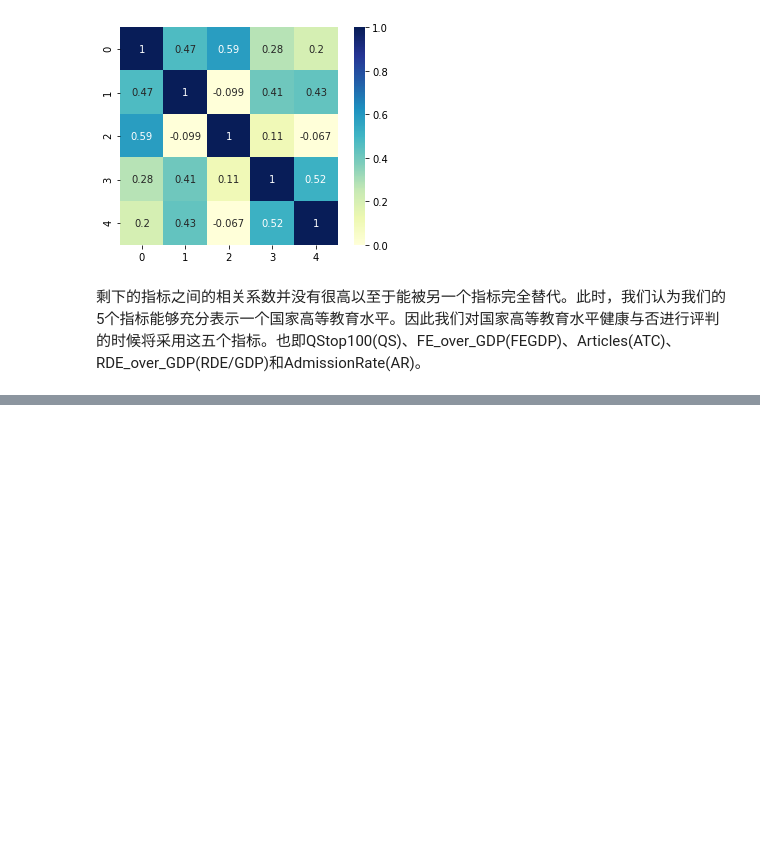
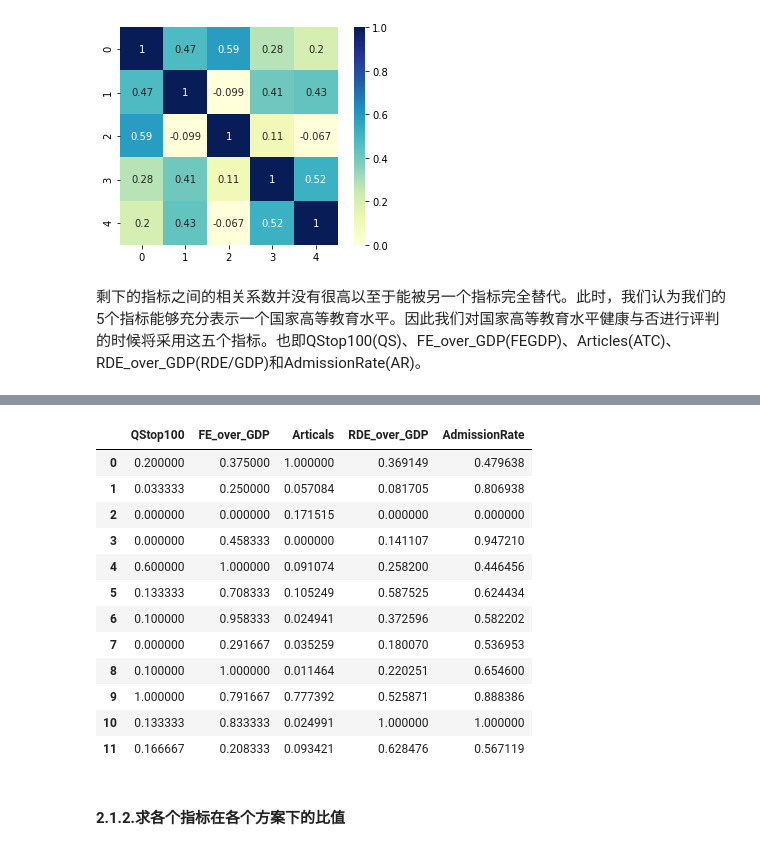
Before and after one commit to Lyman-Smoker/ICM_2021_F, a Jupyter notebook: 美赛F题.ipynb, the cells around one changed output, grey strips where cells are left out. Saved outputs shown, nothing was run; the diff lists cells and outputs as text; code cells hidden in the pictures; blank space fills up the shorter version.

```diff
--- a/美赛F题.ipynb
+++ b/美赛F题.ipynb
@@ -166,0 +201,3 @@ plt.show()
+# %%
+# 改个名字输起来方便些
+df=global_data
@@ -166,0 +206,23 @@ plt.show()
+# %%
+idx=['QStop100','FE_over_GDP','Articals','RDE_over_GDP','AdmissionRate']
+for i in idx:
+    df[i]=df[i].apply(lambda x: (x-df[i].min())/(df[i].max()-df[i].min()))
+# %%
+# 看看现在数据编程什么样
+df
+# %% [output]
+|  | QStop100 | FE_over_GDP | Articals | RDE_over_GDP | AdmissionRate |
+| 0 | 0.200000 | 0.375000 | 1.000000 | 0.369149 | 0.479638 |
+| 1 | 0.033333 | 0.250000 | 0.057084 | 0.081705 | 0.806938 |
+| 2 | 0.000000 | 0.000000 | 0.171515 | 0.000000 | 0.000000 |
+| 3 | 0.000000 | 0.458333 | 0.000000 | 0.141107 | 0.947210 |
+| 4 | 0.600000 | 1.000000 | 0.091074 | 0.258200 | 0.446456 |
+| 5 | 0.133333 | 0.708333 | 0.105249 | 0.587525 | 0.624434 |
+| 6 | 0.100000 | 0.958333 | 0.024941 | 0.372596 | 0.582202 |
+| 7 | 0.000000 | 0.291667 | 0.035259 | 0.180070 | 0.536953 |
+| 8 | 0.100000 | 1.000000 | 0.011464 | 0.220251 | 0.654600 |
+| 9 | 1.000000 | 0.791667 | 0.777392 | 0.525871 | 0.888386 |
+| 10 | 0.133333 | 0.833333 | 0.024991 | 1.000000 | 1.000000 |
+| 11 | 0.166667 | 0.208333 | 0.093421 | 0.628476 | 0.567119 |
+# %% [markdown]
+#### 2.1.2.求各个指标在各个方案下的比值
```
Also changed, not shown: parts of 24 cells of this notebook.
